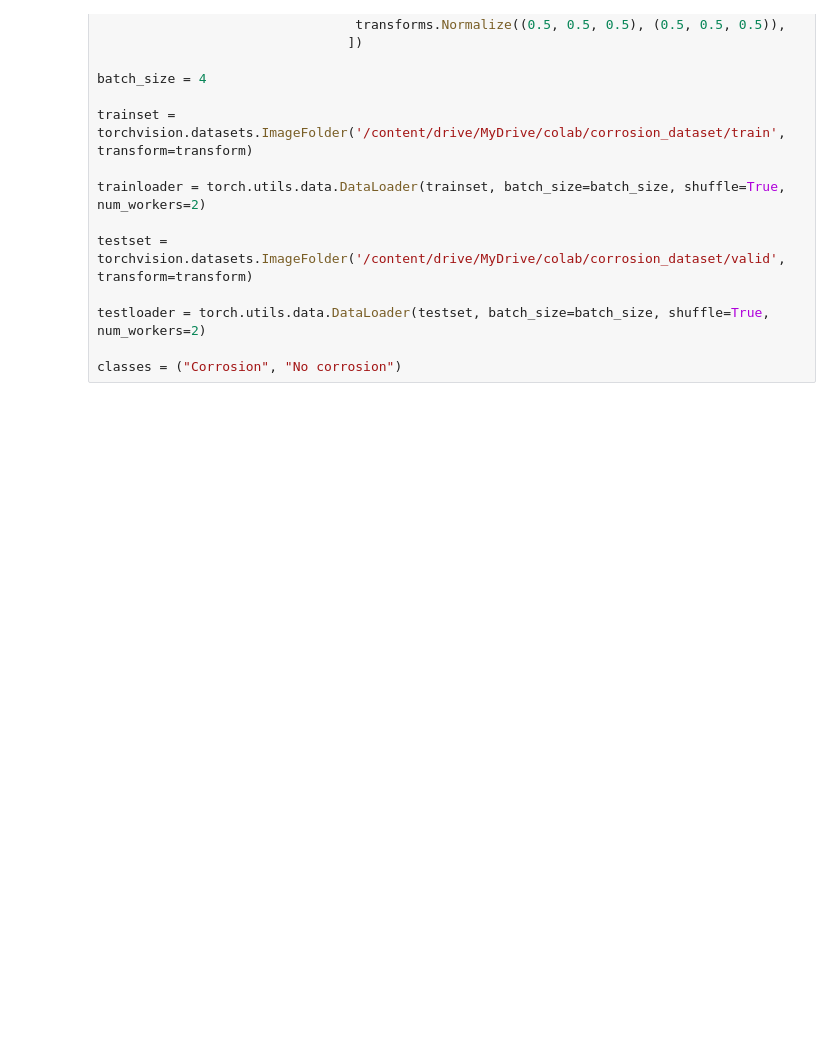
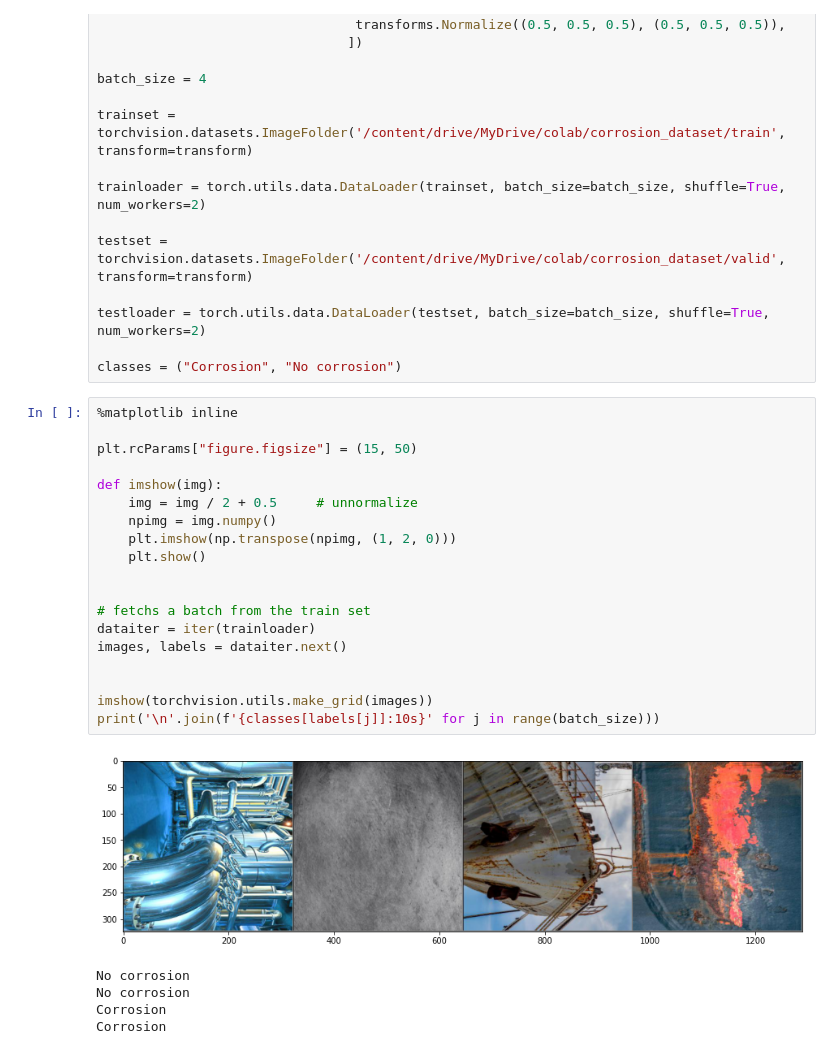
Before and after one commit to dujest/yolov5-workshop, a Jupyter notebook: Deep_CNN_Image_Classifier.ipynb, the cells around one changed output. Drawn from its saved outputs; the diff is of its cells as text; blank space fills up the shorter version.

Commit message:
imshow

```diff
--- a/Deep_CNN_Image_Classifier.ipynb
+++ b/Deep_CNN_Image_Classifier.ipynb
@@ -45,3 +45,28 @@ testset = torchvision.datasets.ImageFolder('/content/drive/MyDrive/colab/corrosi
 testloader = torch.utils.data.DataLoader(testset, batch_size=batch_size, shuffle=True, num_workers=2)
 
 classes = ("Corrosion", "No corrosion")
+# %%
+%matplotlib inline
+
+plt.rcParams["figure.figsize"] = (15, 50)
+
+def imshow(img):
+    img = img / 2 + 0.5     # unnormalize
+    npimg = img.numpy()
+    plt.imshow(np.transpose(npimg, (1, 2, 0)))
+    plt.show()
+
+
+# fetchs a batch from the train set
+dataiter = iter(trainloader)
+images, labels = dataiter.next()
+
+
+imshow(torchvision.utils.make_grid(images))
+print('\n'.join(f'{classes[labels[j]]:10s}' for j in range(batch_size)))
+# %% [output]
+[figure, added]
+No corrosion
+No corrosion
+Corrosion
+Corrosion
```
Also changed, not shown: parts of 1 cell of this notebook.
